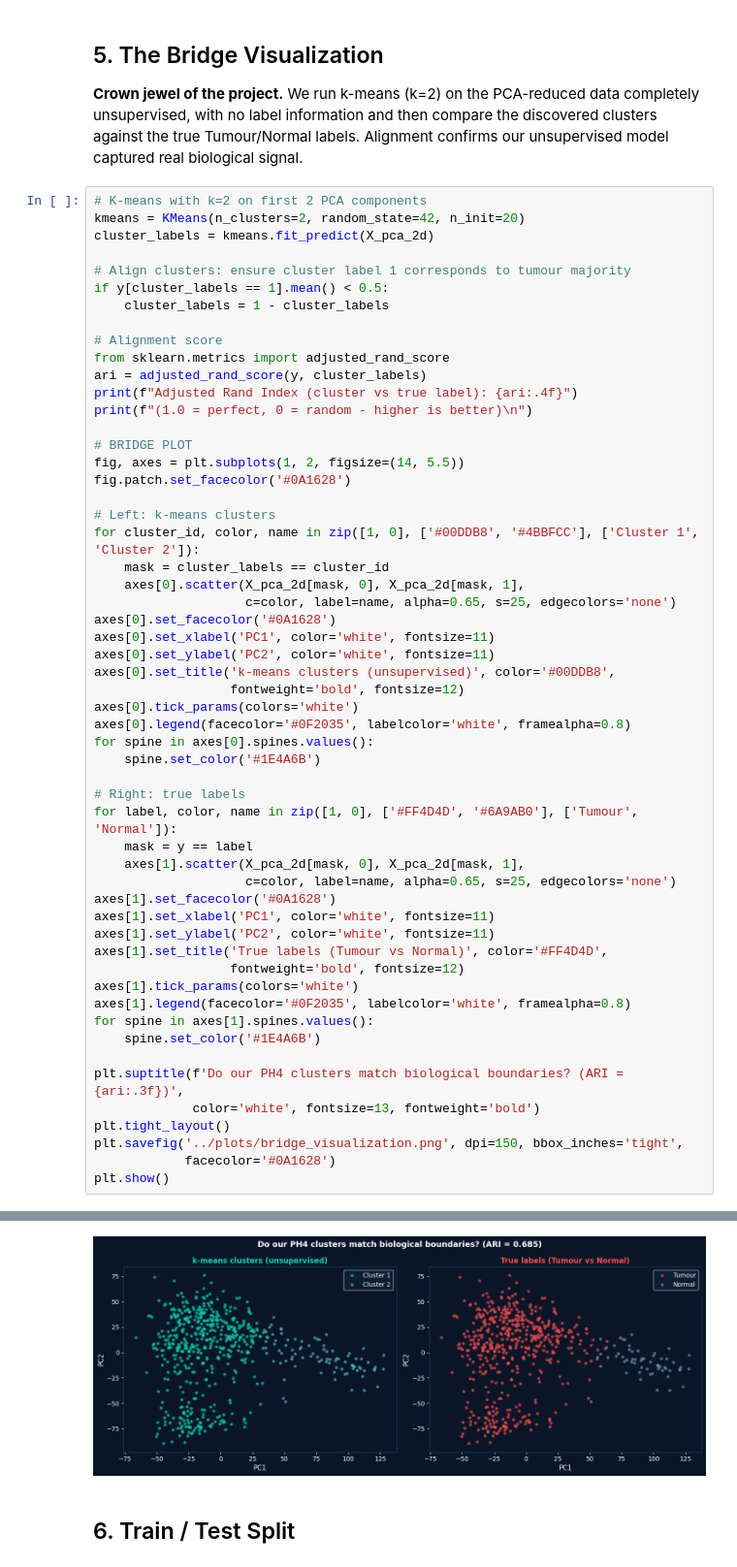
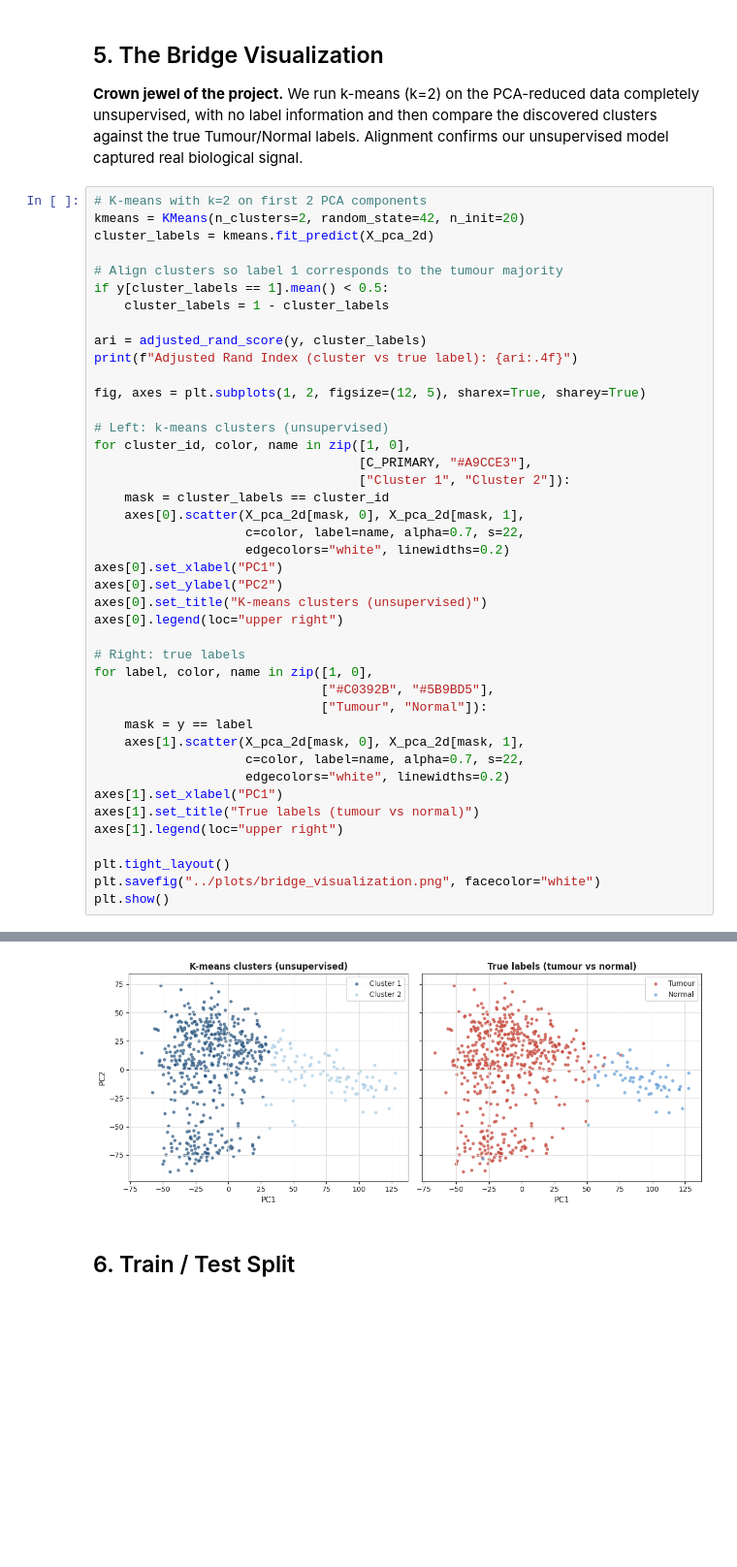
Before and after one commit to gpskentzos/DATA5322-CancerGenomeAtlas-Analysis, a Jupyter notebook: notebooks/ruman_neural_network_analysis.ipynb, the cells around one changed output, grey strips where cells are left out. Shown at 97% size. Cells and saved outputs as stored; diff of their text form; blank space fills up the shorter version.

```diff
--- a/notebooks/ruman_neural_network_analysis.ipynb
+++ b/notebooks/ruman_neural_network_analysis.ipynb
@@ -175,55 +186,42 @@ captured real biological signal.
 kmeans = KMeans(n_clusters=2, random_state=42, n_init=20)
 cluster_labels = kmeans.fit_predict(X_pca_2d)
 
-# Align clusters: ensure cluster label 1 corresponds to tumour majority
+# Align clusters so label 1 corresponds to the tumour majority
 if y[cluster_labels == 1].mean() < 0.5:
     cluster_labels = 1 - cluster_labels
 
-# Alignment score
-from sklearn.metrics import adjusted_rand_score
 ari = adjusted_rand_score(y, cluster_labels)
 print(f"Adjusted Rand Index (cluster vs true label): {ari:.4f}")
-print(f"(1.0 = perfect, 0 = random - higher is better)\n")
 
-# BRIDGE PLOT
-fig, axes = plt.subplots(1, 2, figsize=(14, 5.5))
-fig.patch.set_facecolor('#0A1628')
+fig, axes = plt.subplots(1, 2, figsize=(12, 5), sharex=True, sharey=True)
 
-# Left: k-means clusters
-for cluster_id, color, name in zip([1, 0], ['#00DDB8', '#4BBFCC'], ['Cluster 1', 'Cluster 2']):
+# Left: k-means clusters (unsupervised)
+for cluster_id, color, name in zip([1, 0],
+                                   [C_PRIMARY, "#A9CCE3"],
+                                   ["Cluster 1", "Cluster 2"]):
     mask = cluster_labels == cluster_id
     axes[0].scatter(X_pca_2d[mask, 0], X_pca_2d[mask, 1],
-                    c=color, label=name, alpha=0.65, s=25, edgecolors='none')
-axes[0].set_facecolor('#0A1628')
-axes[0].set_xlabel('PC1', color='white', fontsize=11)
-axes[0].set_ylabel('PC2', color='white', fontsize=11)
-axes[0].set_title('k-means clusters (unsupervised)', color='#00DDB8',
-                  fontweight='bold', fontsize=12)
-axes[0].tick_params(colors='white')
-axes[0].legend(facecolor='#0F2035', labelcolor='white', framealpha=0.8)
-for spine in axes[0].spines.values():
-    spine.set_color('#1E4A6B')
+                    c=color, label=name, alpha=0.7, s=22,
+                    edgecolors="white", linewidths=0.2)
+axes[0].set_xlabel("PC1")
+axes[0].set_ylabel("PC2")
+axes[0].set_title("K-means clusters (unsupervised)")
+axes[0].legend(loc="upper right")
 
 # Right: true labels
-for label, color, name in zip([1, 0], ['#FF4D4D', '#6A9AB0'], ['Tumour', 'Normal']):
+for label, color, name in zip([1, 0],
+                              ["#C0392B", "#5B9BD5"],
+                              ["Tumour", "Normal"]):
     mask = y == label
     axes[1].scatter(X_pca_2d[mask, 0], X_pca_2d[mask, 1],
-                    c=color, label=name, alpha=0.65, s=25, edgecolors='none')
-axes[1].set_facecolor('#0A1628')
-axes[1].set_xlabel('PC1', color='white', fontsize=11)
-axes[1].set_ylabel('PC2', color='white', fontsize=11)
-axes[1].set_title('True labels (Tumour vs Normal)', color='#FF4D4D',
-                  fontweight='bold', fontsize=12)
-axes[1].tick_params(colors='white')
-axes[1].legend(facecolor='#0F2035', labelcolor='white', framealpha=0.8)
-for spine in axes[1].spines.values():
-    spine.set_color('#1E4A6B')
+                    c=color, label=name, alpha=0.7, s=22,
+                    edgecolors="white", linewidths=0.2)
+axes[1].set_xlabel("PC1")
+axes[1].set_title("True labels (tumour vs normal)")
+axes[1].legend(loc="upper right")
 
-plt.suptitle(f'Do our PH4 clusters match biological boundaries? (ARI = {ari:.3f})',
-             color='white', fontsize=13, fontweight='bold')
 plt.tight_layout()
-plt.savefig('../plots/bridge_visualization.png', dpi=150, bbox_inches='tight',
-            facecolor='#0A1628')
+plt.savefig("../plots/bridge_visualization.png", facecolor="white")
 plt.show()
 # %% [output]
 Adjusted Rand Index (cluster vs true label): 0.6845
@@ -231,4 +228,4 @@ Adjusted Rand Index (cluster vs true label): 0.6845
-[figure, old version]
+[figure, new version]
 # %% [markdown]
 ## 6. Train / Test Split
 # %%
```
Also changed, not shown: parts of 9 cells of this notebook.
